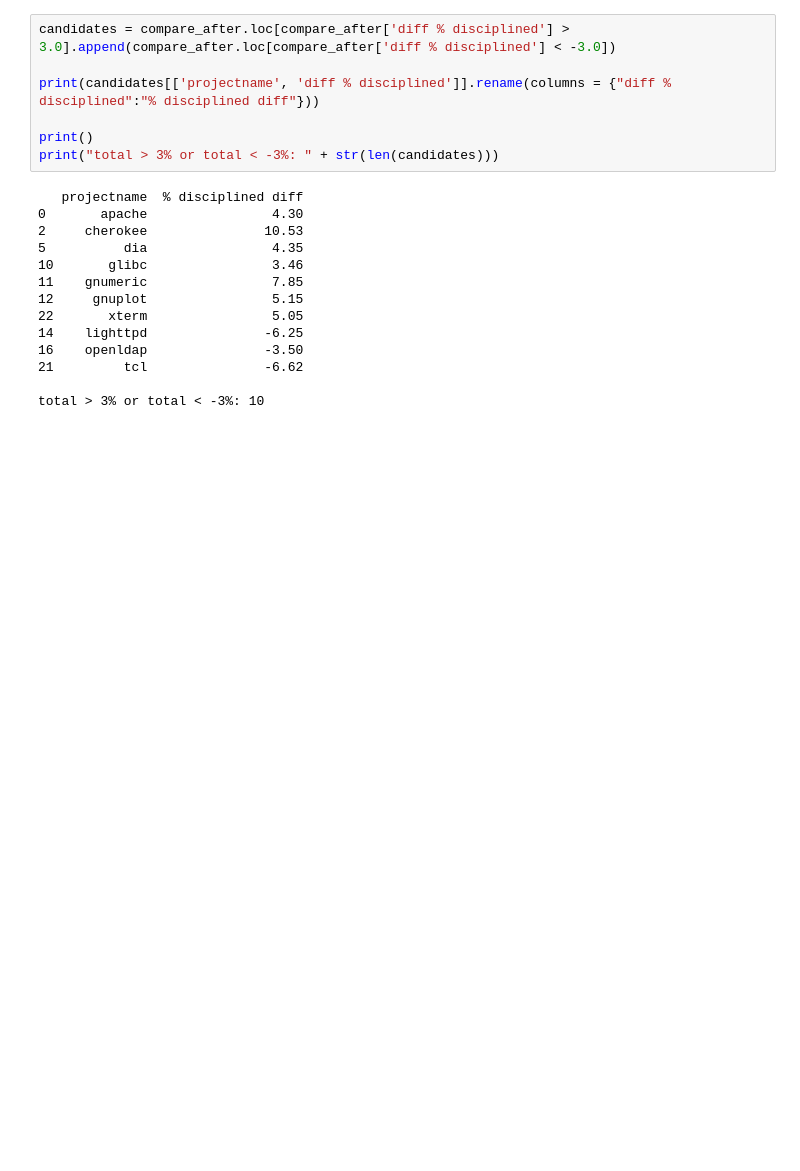
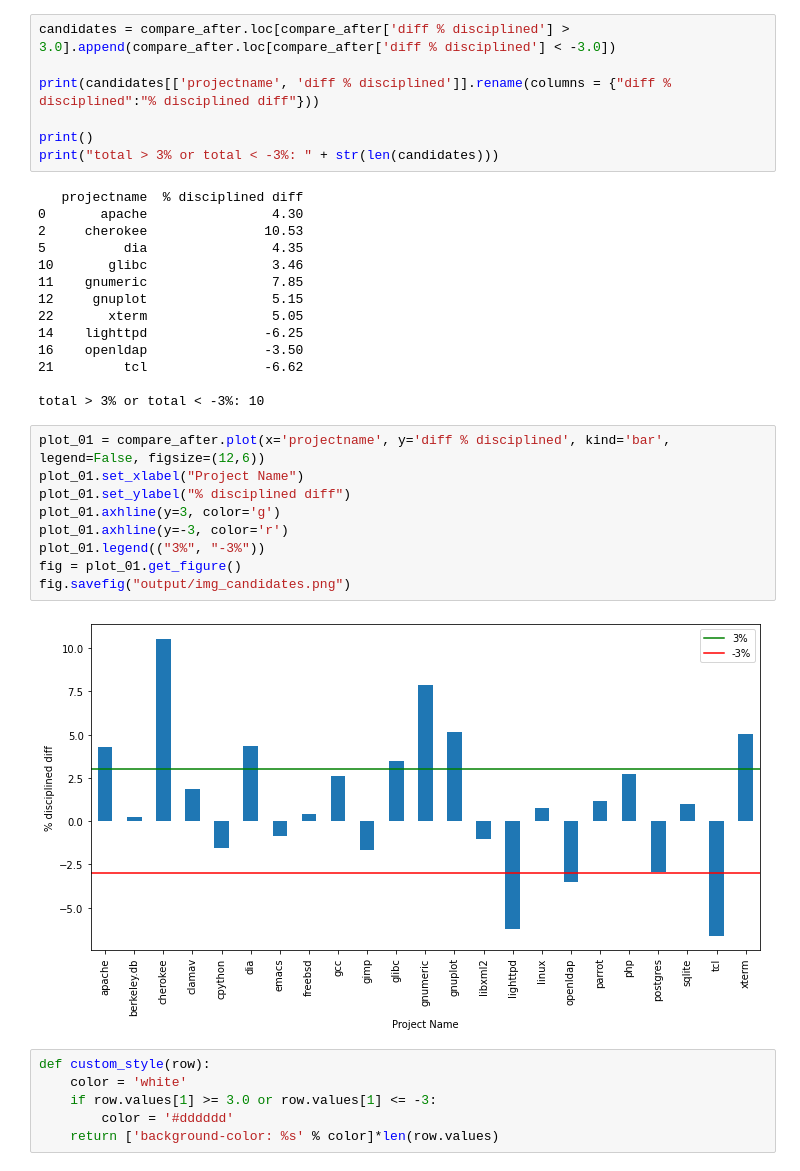
Before and after one commit to samurollie/ifdef-catcher, a Jupyter notebook: phase-2-quantitative-analysis/analysis.ipynb, the cells around one changed output. Cells and saved outputs as stored; diff of their text form; blank space fills up the shorter version.

```diff
--- a/phase-2-quantitative-analysis/analysis.ipynb
+++ b/phase-2-quantitative-analysis/analysis.ipynb
@@ -114,3 +114,20 @@ print("total > 3% or total < -3%: " + str(len(candidates)))
 21         tcl               -6.62
 
 total > 3% or total < -3%: 10
+# %%
+plot_01 = compare_after.plot(x='projectname', y='diff % disciplined', kind='bar', legend=False, figsize=(12,6))
+plot_01.set_xlabel("Project Name")
+plot_01.set_ylabel("% disciplined diff")
+plot_01.axhline(y=3, color='g')
+plot_01.axhline(y=-3, color='r')
+plot_01.legend(("3%", "-3%"))
+fig = plot_01.get_figure()
+fig.savefig("output/img_candidates.png")
+# %% [output]
+[figure, added]
+# %%
+def custom_style(row):
+    color = 'white'
+    if row.values[1] >= 3.0 or row.values[1] <= -3:
+        color = '#dddddd'
+    return ['background-color: %s' % color]*len(row.values)
```
Also changed, not shown: parts of 1 cell of this notebook, 2 other files.
